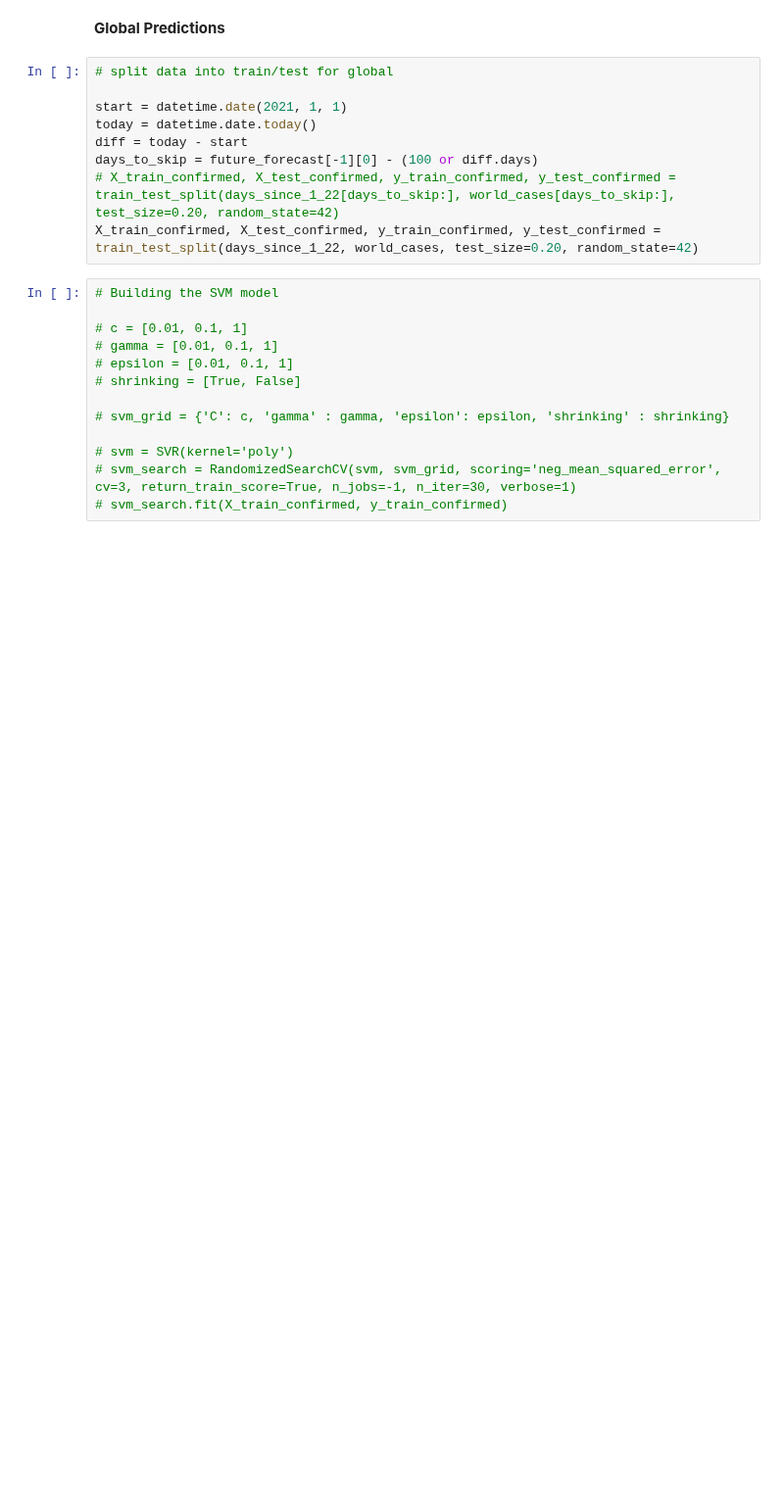
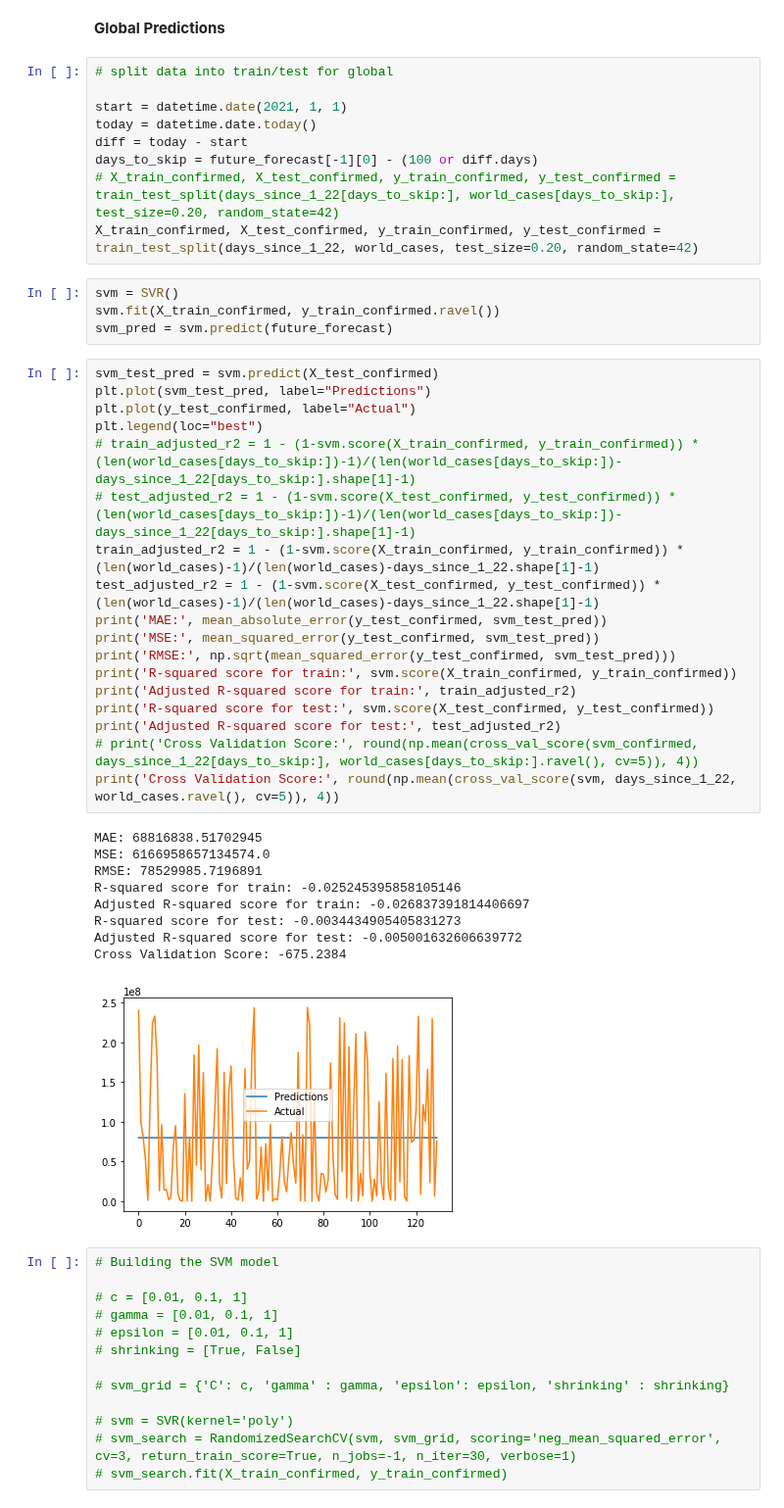
Before and after one commit to dvh549/Data_Mining, a Jupyter notebook: Covid-19 SVM & Linear Regression.ipynb, the cells around one changed output. Shown at 98% size. Cells and saved outputs as stored; diff of their text form; blank space fills up the shorter version.

```diff
--- a/Covid-19 SVM & Linear Regression.ipynb
+++ b/Covid-19 SVM & Linear Regression.ipynb
@@ -461,6 +461,38 @@ diff = today - start
 days_to_skip = future_forecast[-1][0] - (100 or diff.days)
 # X_train_confirmed, X_test_confirmed, y_train_confirmed, y_test_confirmed = train_test_split(days_since_1_22[days_to_skip:], world_cases[days_to_skip:], test_size=0.20, random_state=42)
 X_train_confirmed, X_test_confirmed, y_train_confirmed, y_test_confirmed = train_test_split(days_since_1_22, world_cases, test_size=0.20, random_state=42)
+# %%
+svm = SVR()
+svm.fit(X_train_confirmed, y_train_confirmed.ravel())
+svm_pred = svm.predict(future_forecast)
+# %%
+svm_test_pred = svm.predict(X_test_confirmed)
+plt.plot(svm_test_pred, label="Predictions")
+plt.plot(y_test_confirmed, label="Actual")
+plt.legend(loc="best")
+# train_adjusted_r2 = 1 - (1-svm.score(X_train_confirmed, y_train_confirmed)) * (len(world_cases[days_to_skip:])-1)/(len(world_cases[days_to_skip:])-days_since_1_22[days_to_skip:].shape[1]-1)
+# test_adjusted_r2 = 1 - (1-svm.score(X_test_confirmed, y_test_confirmed)) * (len(world_cases[days_to_skip:])-1)/(len(world_cases[days_to_skip:])-days_since_1_22[days_to_skip:].shape[1]-1)
+train_adjusted_r2 = 1 - (1-svm.score(X_train_confirmed, y_train_confirmed)) * (len(world_cases)-1)/(len(world_cases)-days_since_1_22.shape[1]-1)
+test_adjusted_r2 = 1 - (1-svm.score(X_test_confirmed, y_test_confirmed)) * (len(world_cases)-1)/(len(world_cases)-days_since_1_22.shape[1]-1)
+print('MAE:', mean_absolute_error(y_test_confirmed, svm_test_pred))
+print('MSE:', mean_squared_error(y_test_confirmed, svm_test_pred))
+print('RMSE:', np.sqrt(mean_squared_error(y_test_confirmed, svm_test_pred)))
+print('R-squared score for train:', svm.score(X_train_confirmed, y_train_confirmed))
+print('Adjusted R-squared score for train:', train_adjusted_r2)
+print('R-squared score for test:', svm.score(X_test_confirmed, y_test_confirmed))
+print('Adjusted R-squared score for test:', test_adjusted_r2)
+# print('Cross Validation Score:', round(np.mean(cross_val_score(svm_confirmed, days_since_1_22[days_to_skip:], world_cases[days_to_skip:].ravel(), cv=5)), 4))
+print('Cross Validation Score:', round(np.mean(cross_val_score(svm, days_since_1_22, world_cases.ravel(), cv=5)), 4))
+# %% [output]
+MAE: 68816838.51702945
+MSE: 6166958657134574.0
+RMSE: 78529985.7196891
+R-squared score for train: -0.025245395858105146
+Adjusted R-squared score for train: -0.026837391814406697
+R-squared score for test: -0.0034434905405831273
+Adjusted R-squared score for test: -0.005001632606639772
+Cross Validation Score: -675.2384
+[figure, added]
 # %%
 # Building the SVM model
 
```
Also changed, not shown: parts of 28 cells of this notebook.
